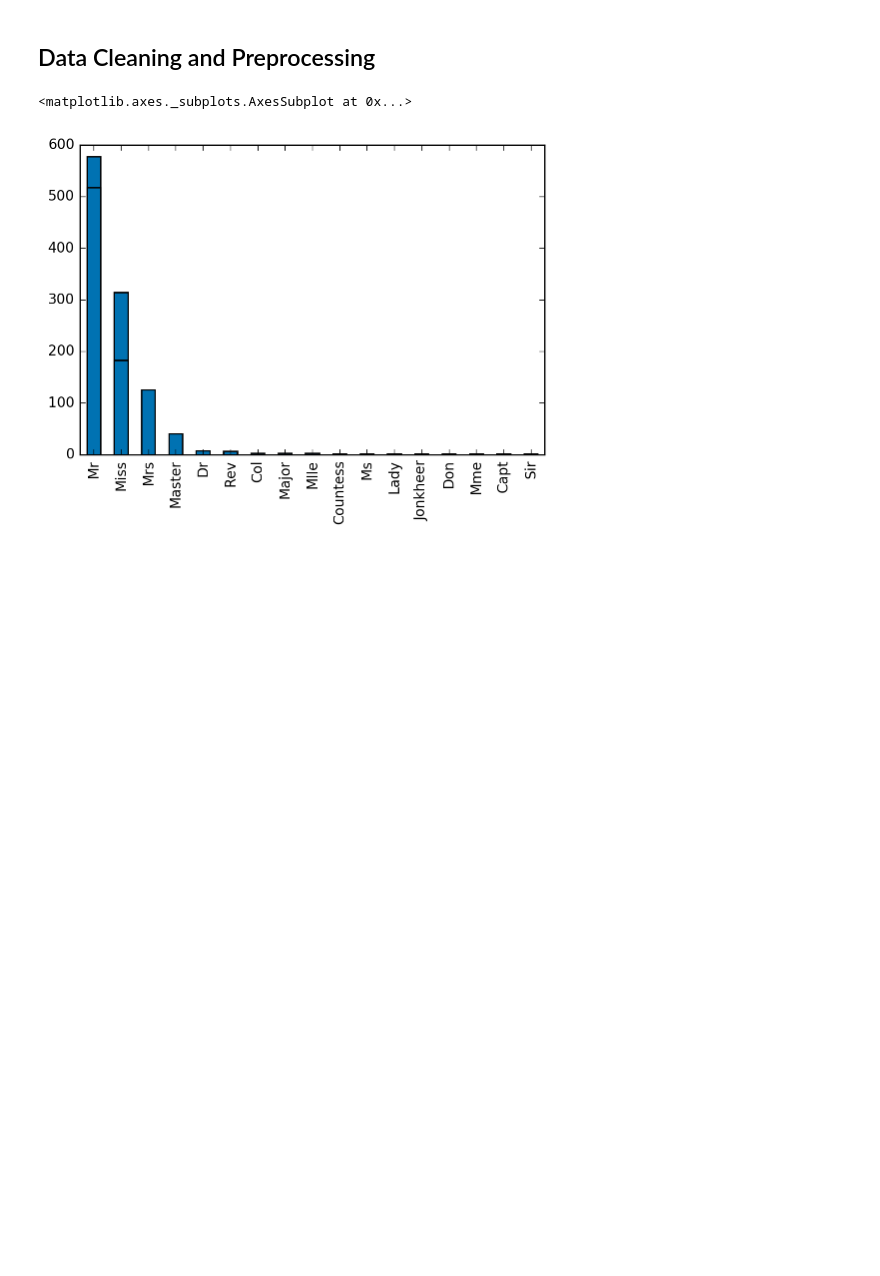
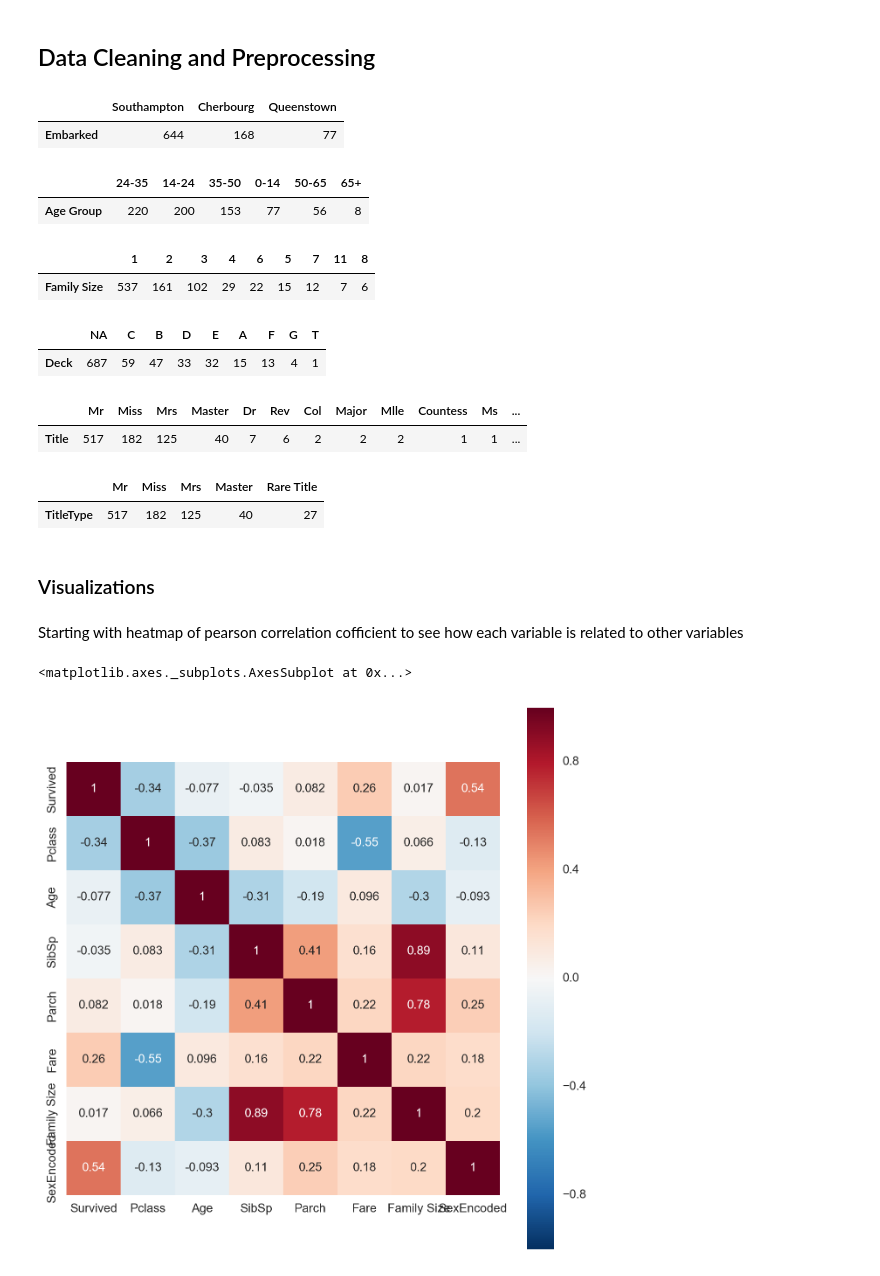
Before and after one commit to shamshad-npti/python-quick-start, a Jupyter notebook: data-analytics/Titanic Dataset - Data Analysis.ipynb, the cells around one changed output. Saved outputs shown, nothing was run; the diff lists cells and outputs as text; code cells hidden in the pictures; blank space fills up the shorter version.

```diff
--- a/data-analytics/Titanic Dataset - Data Analysis.ipynb
+++ b/data-analytics/Titanic Dataset - Data Analysis.ipynb
@@ -91,28 +94,49 @@ _h = {
 # %%
 # Replace port of embarkation with actual city name
 titanic_df.replace({"Embarked": {"C": "Cherbourg", "Q": "Queenstown", "S": "Southampton"}}, inplace=True)
+titanic_df.Embarked.value_counts().to_frame().T
+# %% [output]
+|  | Southampton | Cherbourg | Queenstown |
+| Embarked | 644 | 168 | 77 |
-# %%
-# Replace binary feature values {0, 1} in Survived with more redable value
-titanic_df.replace({"Survived": {0: "Not Survived", 1: "Survived"}}, inplace=True)
+# %%
+titanic_df["SexEncoded"] = titanic_df.Sex.replace({"male": 0, "female": 1})
+# %%
+def age_group(value):
+    if not np.isnan(value):
+        if value <= 14: return "0-14"
+        elif value <= 24: return "14-24"
+        elif value <= 35: return "24-35"
+        elif value <= 50: return "35-50"
+        elif value <= 65: return "50-65"
+        else: return "65+"
+    return value
+titanic_df["Age Group"] = titanic_df.Age.apply(age_group)
+titanic_df["Age Group"].value_counts().to_frame().T
+# %% [output]
+|  | 24-35 | 14-24 | 35-50 | 0-14 | 50-65 | 65+ |
+| Age Group | 220 | 200 | 153 | 77 | 56 | 8 |
 # %%
 # Create a new feature family size by adding
 # up Parch and SibSp
 titanic_df["Family Size"] = titanic_df["SibSp"] + titanic_df["Parch"] + 1
+titanic_df['Family Size'].value_counts().to_frame().T
+# %% [output]
+|  | 1 | 2 | 3 | 4 | 6 | 5 | 7 | 11 | 8 |
+| Family Size | 537 | 161 | 102 | 29 | 22 | 15 | 12 | 7 | 6 |
-# %%
-# Replace pclass with actual values
-titanic_df.replace({"Pclass": {1: "Upper", 2: "Middle", 3: "Lower"}}, inplace=True)
 # %%
 # Create a new feature with deck from the cabin number
 titanic_df['Deck'] = titanic_df.Cabin.str[0]
+titanic_df['Deck'].fillna('NA').value_counts().to_frame().T
+# %% [output]
+|  | NA | C | B | D | E | A | F | G | T |
+| Deck | 687 | 59 | 47 | 33 | 32 | 15 | 13 | 4 | 1 |
 # %%
 # Extract title from Name
 titanic_df["Title"] = titanic_df.Name.str.extract(" ([A-Za-z]+)\.")
+titanic_df["Title"].value_counts().to_frame().T
+# %% [output]
+|  | Mr | Miss | Mrs | Master | Dr | Rev | Col | Major | Mlle | Countess | Ms | ... |
+| Title | 517 | 182 | 125 | 40 | 7 | 6 | 2 | 2 | 2 | 1 | 1 | ... |
-# %%
-titanic_df["Sex"].value_counts().plot.bar()
-titanic_df["Title"].value_counts().plot.bar()
-# %% [output]
-<matplotlib.axes._subplots.AxesSubplot at 0x...>
-[figure, removed]
 # %%
 title_count = titanic_df["Title"].value_counts()
 threshold = 10
@@ -121,3 +145,18 @@ def func(value):
         return "Rare Title"
     return value
 titanic_df['TitleType'] = titanic_df['Title'].apply(func)
+titanic_df['TitleType'].value_counts().to_frame().T
+# %% [output]
+|  | Mr | Miss | Mrs | Master | Rare Title |
+| TitleType | 517 | 182 | 125 | 40 | 27 |
+# %% [markdown]
+### Visualizations
+# %% [markdown]
+Starting with heatmap of pearson correlation cofficient to see how each variable is related to other variables
+# %%
+corr = titanic_df[["Survived", "Pclass", "Age", "SibSp", "Parch", "Fare", "Family Size", "SexEncoded"]].corr()
+pylab.plt.figure(figsize=(8, 8))
+sns.heatmap(corr, square=True, annot=True)
+# %% [output]
+<matplotlib.axes._subplots.AxesSubplot at 0x...>
+[figure, added]
```
Also changed, not shown: parts of 7 cells of this notebook.
